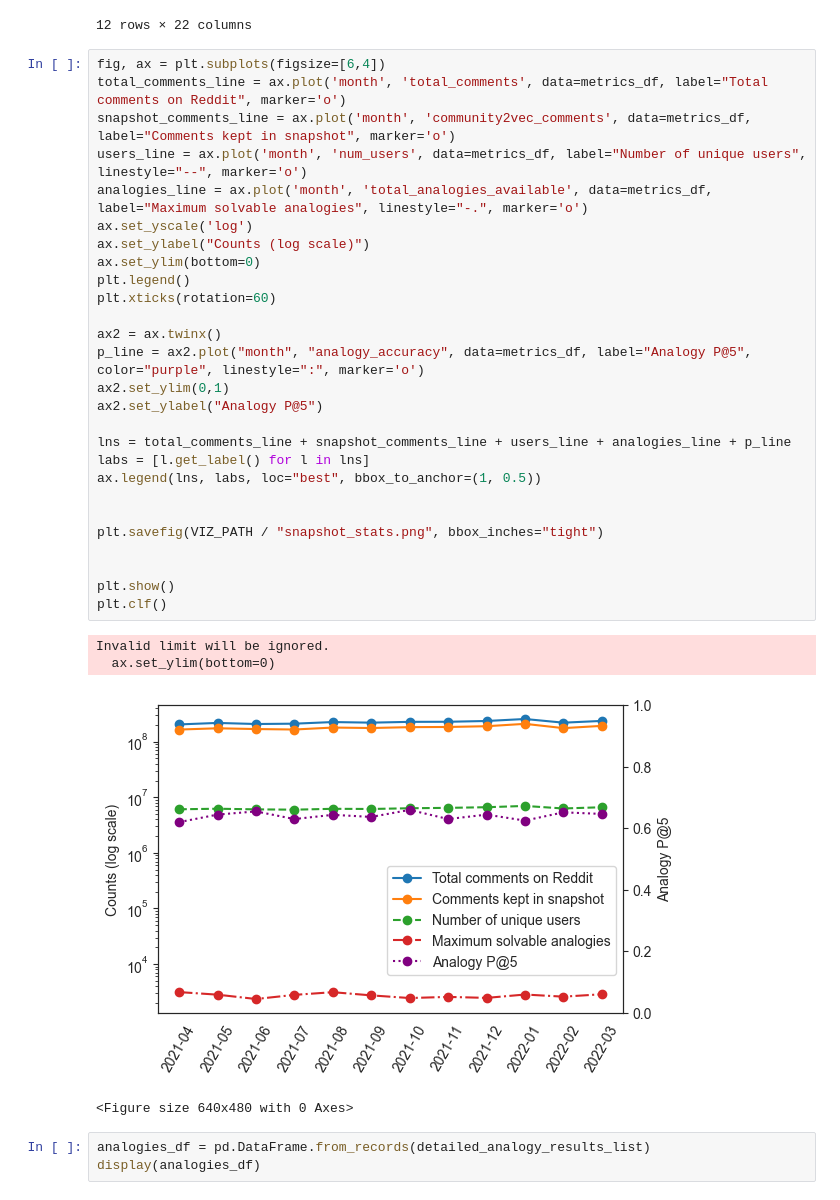
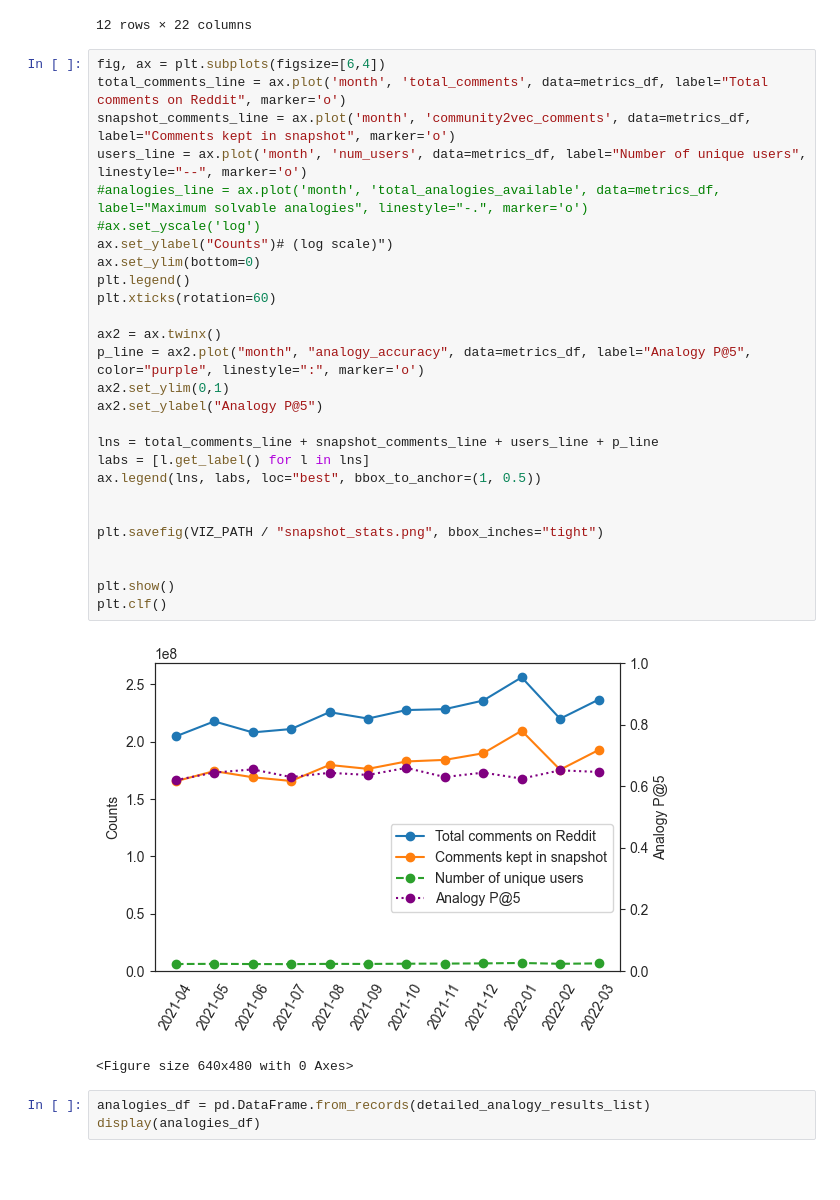
Before and after one commit to UMassCDS/IHOP-Reddit, a Jupyter notebook: notebooks/plot_final_community2vec_results.ipynb, the cells around one changed output. Saved outputs shown, nothing was run; the diff lists cells and outputs as text; blank space fills up the shorter version.

```diff
--- a/notebooks/plot_final_community2vec_results.ipynb
+++ b/notebooks/plot_final_community2vec_results.ipynb
@@ -154,35 +154,33 @@ display(metrics_df)
 # %%
 fig, ax = plt.subplots(figsize=[6,4])
 total_comments_line = ax.plot('month', 'total_comments', data=metrics_df, label="Total comments on Reddit", marker='o')
 snapshot_comments_line = ax.plot('month', 'community2vec_comments', data=metrics_df, label="Comments kept in snapshot", marker='o')
 users_line = ax.plot('month', 'num_users', data=metrics_df, label="Number of unique users", linestyle="--", marker='o')
-analogies_line = ax.plot('month', 'total_analogies_available', data=metrics_df, label="Maximum solvable analogies", linestyle="-.", marker='o')
-ax.set_yscale('log')
-ax.set_ylabel("Counts (log scale)")
+#analogies_line = ax.plot('month', 'total_analogies_available', data=metrics_df, label="Maximum solvable analogies", linestyle="-.", marker='o')
+#ax.set_yscale('log')
+ax.set_ylabel("Counts")# (log scale)")
 ax.set_ylim(bottom=0)
 plt.legend()
 plt.xticks(rotation=60)
 
 ax2 = ax.twinx()
 p_line = ax2.plot("month", "analogy_accuracy", data=metrics_df, label="Analogy P@5", color="purple", linestyle=":", marker='o')
 ax2.set_ylim(0,1)
 ax2.set_ylabel("Analogy P@5")
 
-lns = total_comments_line + snapshot_comments_line + users_line + analogies_line + p_line
+lns = total_comments_line + snapshot_comments_line + users_line + p_line
 labs = [l.get_label() for l in lns]
 ax.legend(lns, labs, loc="best", bbox_to_anchor=(1, 0.5))
 
 
 plt.savefig(VIZ_PATH / "snapshot_stats.png", bbox_inches="tight")
 
 
 plt.show()
 plt.clf()
 # %% [output]
+[figure, new version]
-Invalid limit will be ignored.
-  ax.set_ylim(bottom=0)
+<Figure size 640x480 with 0 Axes>
-[figure, old version]
-<Figure size 640x480 with 0 Axes>
 # %%
 analogies_df = pd.DataFrame.from_records(detailed_analogy_results_list)
 display(analogies_df)
```
Also changed, not shown: 1 other file.
